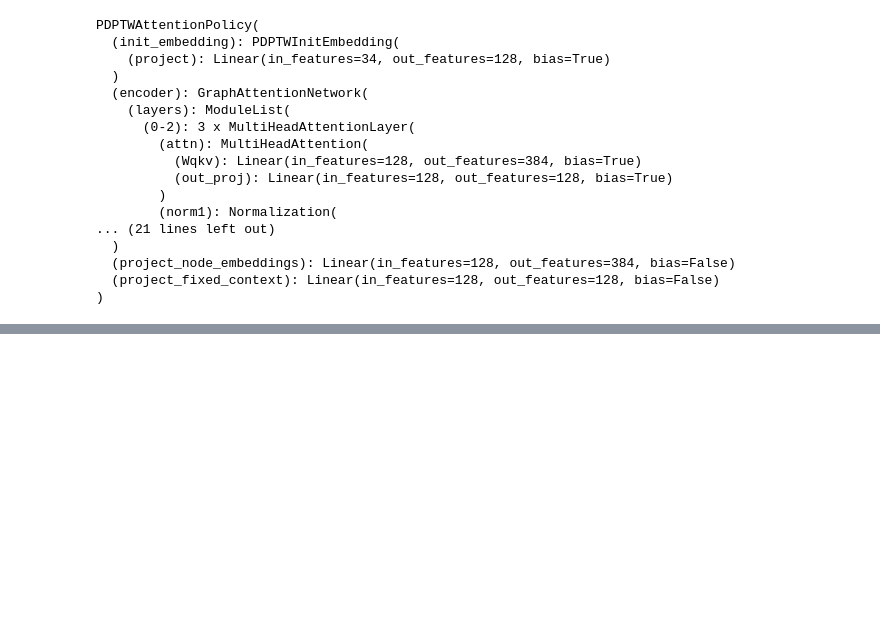
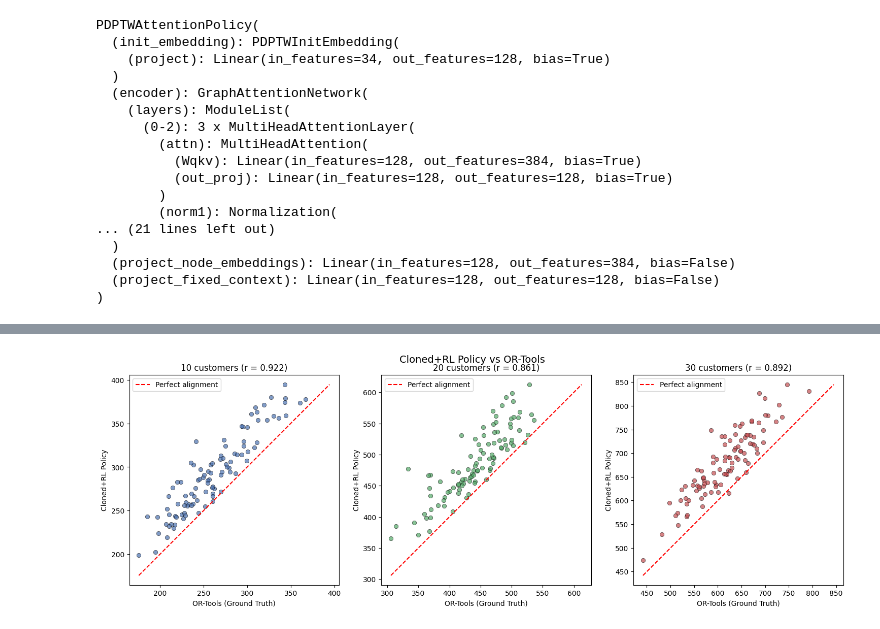
Before and after one commit to LowenJiang/llm-darp, a Jupyter notebook: notebooks/visualize.ipynb, the cells around one changed output, grey strips where cells are left out. Drawn from its saved outputs; the diff is of its cells as text; code cells hidden in the pictures; blank space fills up the shorter version.

```diff
--- a/notebooks/visualize.ipynb
+++ b/notebooks/visualize.ipynb
@@ -113,0 +222,34 @@ pprint.pprint(or_out)
+# %%
+# Scatter plot using data from results dict
+fig, axes = plt.subplots(1, 3, figsize=(15, 5))
+colors = ["#4C72B0", "#55A868", "#C44E52"]  # Blue, Green, Red
+
+for i, num_customers in enumerate(customer_counts):
+    ax = axes[i]
+
+    refined_arr = np.array(results[num_customers]["Cloned+RL"], dtype=float)
+    opt_arr = np.array(results[num_customers]["OR-Tools"], dtype=float)
+
+    # Scatter plot
+    ax.scatter(opt_arr, refined_arr, alpha=0.7, edgecolor="black", linewidth=0.5, color=colors[i])
+
+    # Diagonal line (perfect alignment)
+    mask = np.isfinite(opt_arr) & np.isfinite(refined_arr)
+    min_val = min(np.nanmin(opt_arr[mask]), np.nanmin(refined_arr[mask]))
+    max_val = max(np.nanmax(opt_arr[mask]), np.nanmax(refined_arr[mask]))
+    ax.plot([min_val, max_val], [min_val, max_val], 'r--', label="Perfect alignment")
+
+    # Correlation
+    corr = np.corrcoef(opt_arr[mask], refined_arr[mask])[0, 1]
+
+    ax.set_xlabel("OR-Tools (Ground Truth)")
+    ax.set_ylabel("Cloned+RL Policy")
+    ax.set_title(f"{num_customers} customers (r = {corr:.3f})")
+    ax.legend()
+    ax.set_aspect('equal')
+
+plt.suptitle("Cloned+RL Policy vs OR-Tools", fontsize=14)
+plt.tight_layout()
+plt.show()
+# %% [output]
+[figure, added]
```
Also changed, not shown: parts of 11 cells of this notebook, 22 other files.
